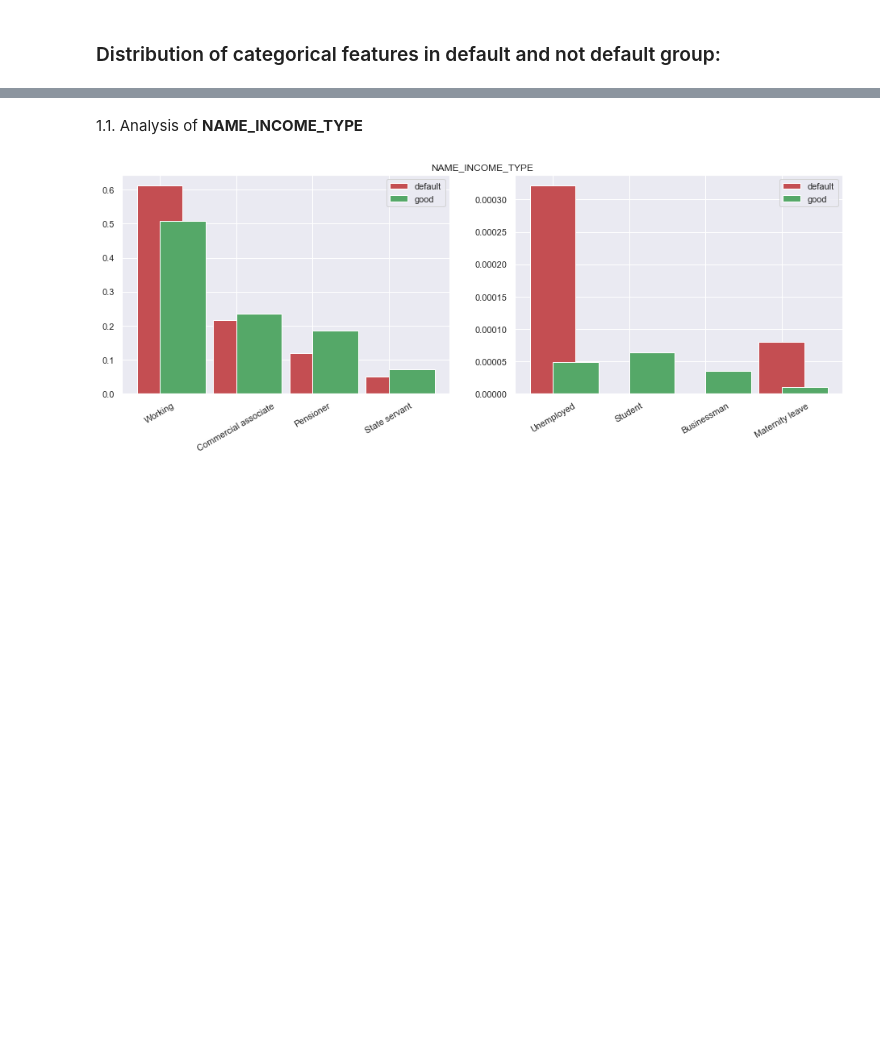
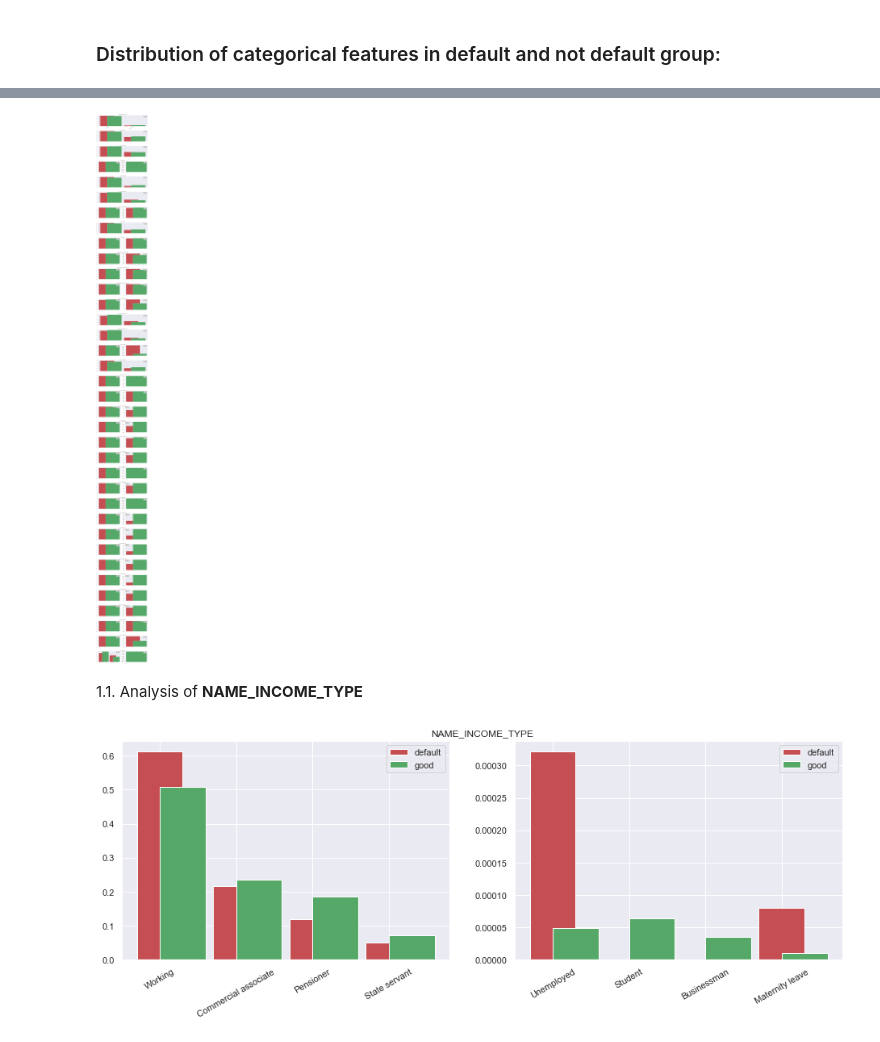
Before and after one commit to lasados/HomeCreditScoring, a Jupyter notebook: EDA.ipynb, the cells around one changed output, grey strips where cells are left out. Cells and saved outputs as stored; diff of their text form; code cells hidden in the pictures; blank space fills up the shorter version.

```diff
--- a/EDA.ipynb
+++ b/EDA.ipynb
@@ -87,6 +131,6 @@ Analysis of potential categorical data
 # %%
-for column in probably_bin_columns:
-    print("\n==========\n", column, '-', appl_description[column].values[0], "\n==========\n")
+for column in probably_cat_columns:
+    print("\n==========\n\033[1m", column, '\033[0m-', application_description[column].values[0], "\n==========")
     print(application_train[column].value_counts(normalize=True))
 # %% [output]
 ==========
@@ -130,0 +170,4 @@ True
+# %%
+for column in nominal_columns:
+    print("\n==========\n\033[1m", column, '\033[0m-', application_description[column].values[0], "\n==========")
+    print(application_train[column].value_counts(normalize=True))
@@ -130,0 +196,8 @@ True
+# %%
+binary_columns.append('CODE_GENDER')
+nominal_columns.remove('CODE_GENDER')
+
+nominal_columns.remove('NAME_EDUCATION_TYPE')
+cat_columns.remove('NAME_EDUCATION_TYPE')
+num_columns.append('NAME_EDUCATION_TYPE')
+ordinal_columns.append('NAME_EDUCATION_TYPE')
@@ -200,6 +322,7 @@ Categorical data:
 ### Distribution of categorical features in default and not default group:
 # %%
 def plot_cat_distbars(column_names=None, data=None):
+    """ Plots distribution bars with seaborn and """
     if data is None:
         data = application_train.copy()
 
@@ -214,7 +337,7 @@ def plot_cat_distbars(column_names=None, data=None):
     plt_nrows = n_charts
 
     fig = plt.figure(figsize=(16, 5*plt_nrows))
-    gs = fig3.add_gridspec(plt_nrows, 2, hspace=0.4)
+    gs = fig.add_gridspec(plt_nrows, 2, hspace=0.4)
 
     for i, column in enumerate(column_names):
 
@@ -281,3 +404,7 @@ plot_cat_distbars()
+# %%
+plot_cat_distbars(bin_columns)
+# %% [output]
+[figure, added]
 # %% [markdown]
 1.1. Analysis of **NAME_INCOME_TYPE**
 # %%
```
Also changed, not shown: parts of 25 cells of this notebook.
